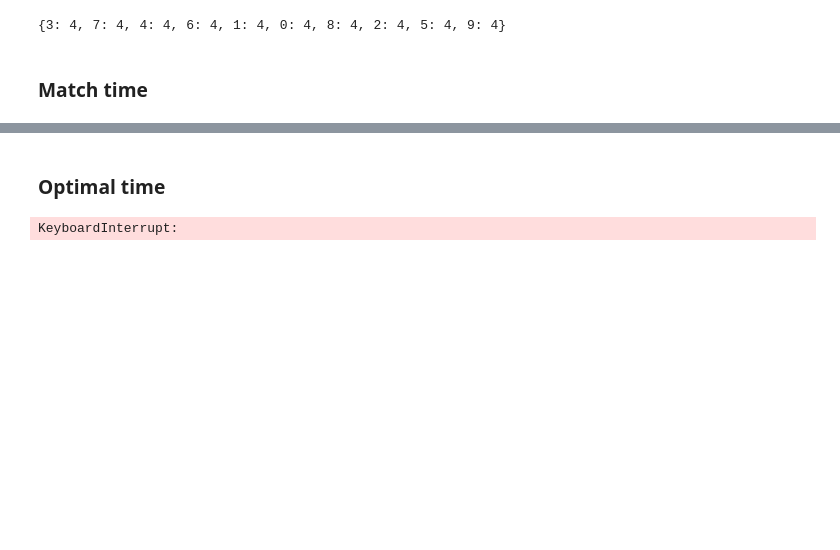
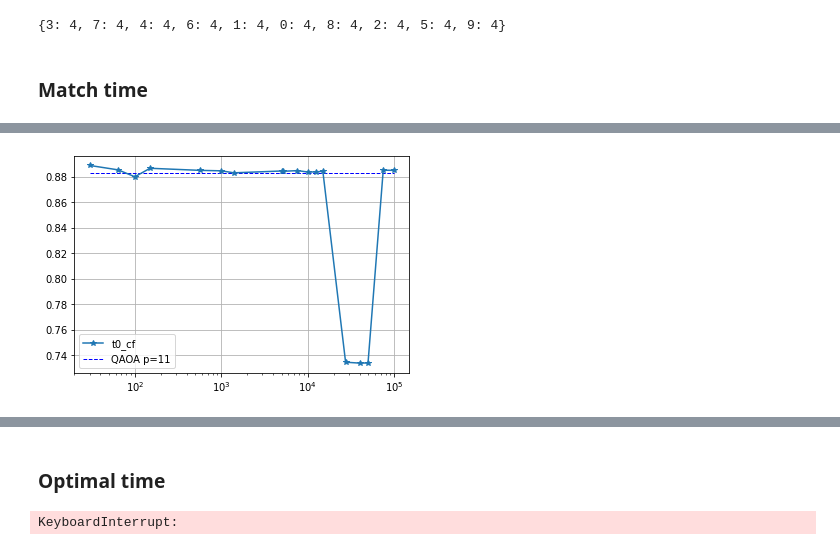
Before and after one commit to danlkv/quantum-classical-time-maxcut, a Jupyter notebook: data/generators/generate_classical_times.ipynb, the cells around one changed output, grey strips where cells are left out. Cells and saved outputs as stored; diff of their text form; code cells hidden in the pictures; blank space fills up the shorter version.

```diff
--- a/data/generators/generate_classical_times.ipynb
+++ b/data/generators/generate_classical_times.ipynb
@@ -262,0 +312,19 @@ plt.legend()
+# %%
+def get_t0_cf(x):
+    mh = to_mh(x)
+    for t, b, c in mh.miplog:
+        if c>0:
+            return c
+
+line = xar.apply_ufunc(get_t0_cf, xd, vectorize=True).median('seed')
+plt.plot(match_ext, np.array(line)/np.array(match_ext)/1.5, '*-', label='t0_cf')
+plt.xscale('log')
+
+plt.hlines(0.8828425408436951, min(match_ext), max(match_ext),
+           label=f'QAOA p={11}', color='blue', linewidth=1,
+           linestyle='--'
+          )
+plt.legend()
+plt.grid()
+# %% [output]
+[figure, added]
```
Also changed, not shown: parts of 11 cells of this notebook, 3 other files.
